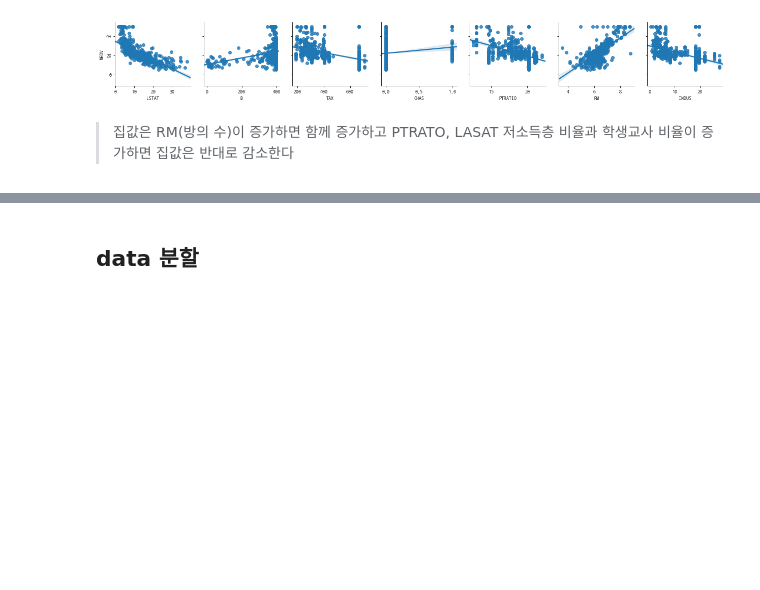
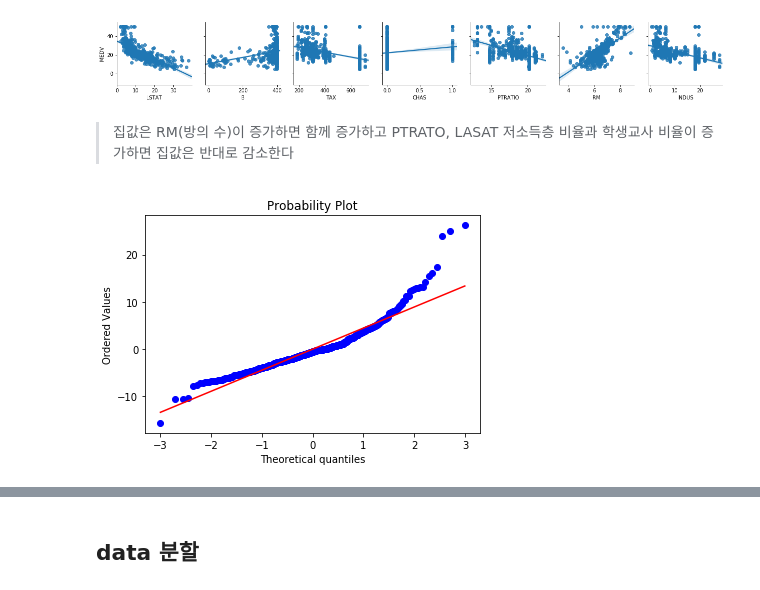
Before and after one commit to wonbae/data-analytics, a Jupyter notebook: Assignment_05_Boston_House.ipynb, the cells around one changed output, grey strips where cells are left out. Drawn from its saved outputs; the diff is of its cells as text; code cells hidden in the pictures; blank space fills up the shorter version.

```diff
--- a/Assignment_05_Boston_House.ipynb
+++ b/Assignment_05_Boston_House.ipynb
@@ -204,6 +243,12 @@ sns.pairplot(df_raw, y_vars='MEDV', x_vars=['LSTAT', 'B', 'TAX', 'CHAS', 'PTRATI
 # %% [markdown]
 > 집값은 RM(방의 수)이 증가하면 함께 증가하고
 PTRATO, LASAT 저소득층 비율과 학생교사 비율이 증가하면 집값은 반대로 감소한다
+# %%
+stats.probplot(reg_result.resid, plot=plt)
+# res = stats.probplot(reg_result.resid, plot=plt)
+plt.show()
+# %% [output]
+[figure, added]
 # %%
 sns.distplot(df_raw['MEDV'], hist=True);
 fig = plt.figure()
```
Also changed, not shown: parts of 45 cells of this notebook, 7 other files.
